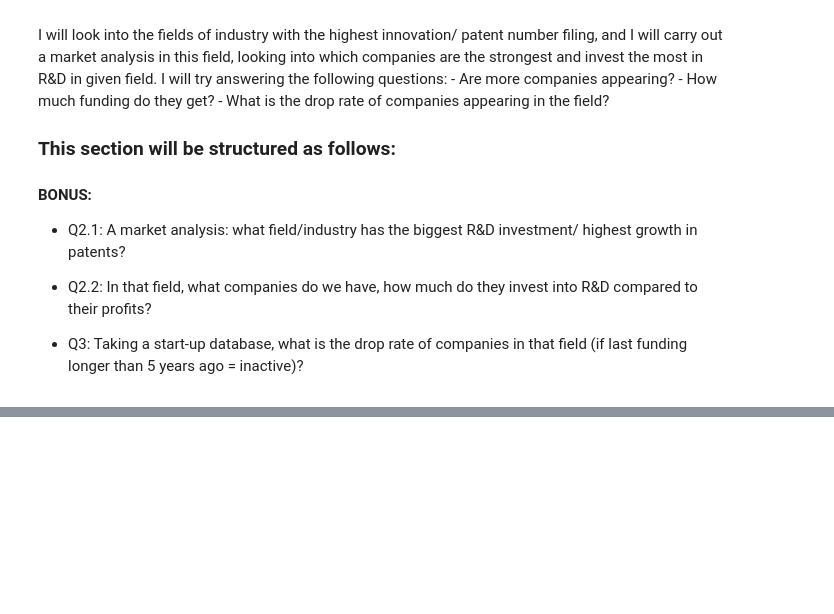
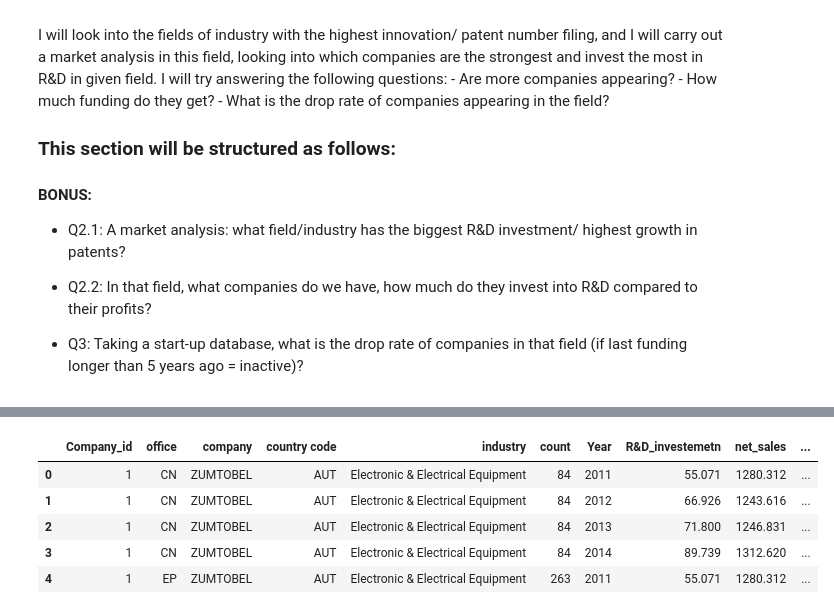
Before and after one commit to FHnt97/Project-Week-8-Final-Project, a Jupyter notebook: your-project/01_code/03_BONUS.ipynb, the cells around one changed output, grey strips where cells are left out. Cells and saved outputs as stored; diff of their text form; code cells hidden in the pictures; blank space fills up the shorter version.

```diff
--- a/your-project/01_code/03_BONUS.ipynb
+++ b/your-project/01_code/03_BONUS.ipynb
@@ -49,0 +153,6 @@ from sklearn import preprocessing
+# %%
+# open data on RnD per company
+RnD = pd.read_csv("../00_data/00_clean_datasets/Q2/company_info.csv")
+# %%
+# open data on company information and patent count
+patent_lst = pd.read_csv("../00_data/00_clean_datasets/Q1/company_lst.csv")
@@ -49,0 +162,9 @@ from sklearn import preprocessing
+# %%
+dfm.head()
+# %% [output]
+|  | Company_id | office | company | country code | industry | count | Year | R&D_investemetn | net_sales | ... |
+| 0 | 1 | CN | ZUMTOBEL | AUT | Electronic & Electrical Equipment | 84 | 2011 | 55.071 | 1280.312 | ... |
+| 1 | 1 | CN | ZUMTOBEL | AUT | Electronic & Electrical Equipment | 84 | 2012 | 66.926 | 1243.616 | ... |
+| 2 | 1 | CN | ZUMTOBEL | AUT | Electronic & Electrical Equipment | 84 | 2013 | 71.800 | 1246.831 | ... |
+| 3 | 1 | CN | ZUMTOBEL | AUT | Electronic & Electrical Equipment | 84 | 2014 | 89.739 | 1312.620 | ... |
+| 4 | 1 | EP | ZUMTOBEL | AUT | Electronic & Electrical Equipment | 263 | 2011 | 55.071 | 1280.312 | ... |
```
Also changed, not shown: parts of 31 cells of this notebook.
